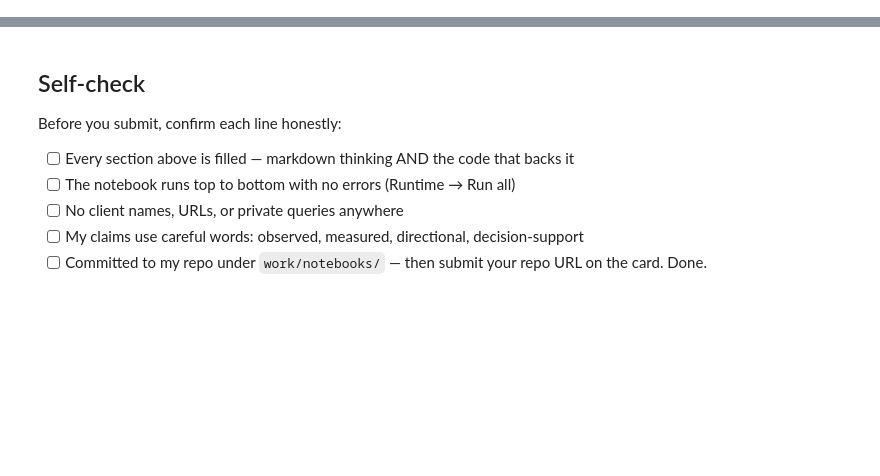
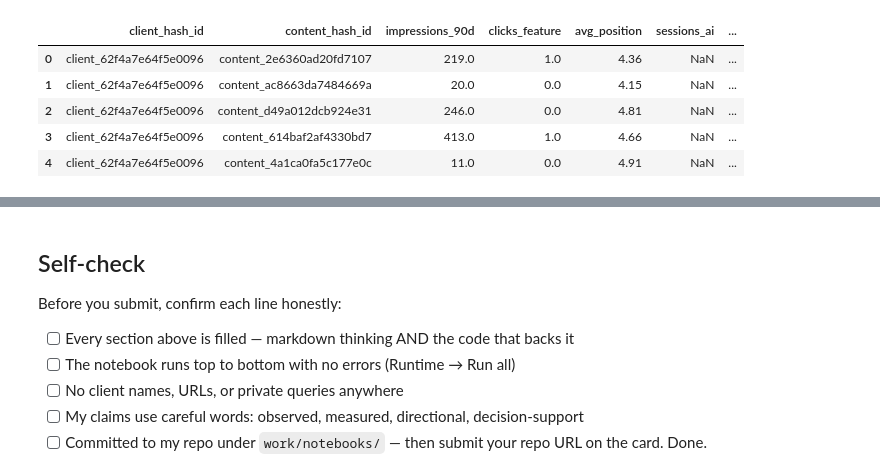
Before and after one commit to VikramR6/flyrank-ml-internship-assign1, a Jupyter notebook: work/notebooks/w05_model.ipynb, the cells around one changed output, grey strips where cells are left out. Drawn from its saved outputs; the diff is of its cells as text; code cells hidden in the pictures; blank space fills up the shorter version.

```diff
--- a/work/notebooks/w05_model.ipynb
+++ b/work/notebooks/w05_model.ipynb
@@ -36,0 +48,65 @@ This skeleton is yours to fill. Work the sections **in order** — each one has
+# %%
+# Build ML-08 feature + label dataset
+# Only content with measurable GSC data in BOTH windows is included.
+
+ml08_data = con.sql("""
+WITH feature_window AS (
+    SELECT
+        client_hash_id,
+        content_hash_id,
+        SUM(gsc_impressions) AS impressions_90d,
+        SUM(gsc_clicks) AS clicks_feature,
+        SUM(gsc_sum_position) / NULLIF(SUM(gsc_impressions), 0) AS avg_position,
+        SUM(sessions_ai) AS sessions_ai,
+        COUNT(DISTINCT report_date) AS gsc_measured_days
+    FROM fact_content_daily_performance
+    WHERE gsc_data_available IS TRUE
+      AND report_date BETWEEN DATE '2026-03-01' AND DATE '2026-03-15'
+    GROUP BY client_hash_id, content_hash_id
+),
+
+future_window AS (
+    SELECT
+        client_hash_id,
+        content_hash_id,
+        SUM(gsc_clicks) AS future_clicks
+    FROM fact_content_daily_performance
+    WHERE gsc_data_available IS TRUE
+      AND report_date BETWEEN DATE '2026-03-16' AND DATE '2026-03-31'
+    GROUP BY client_hash_id, content_hash_id
+)
+
+SELECT
+    f.client_hash_id,
+    f.content_hash_id,
+    f.impressions_90d,
+    f.clicks_feature,
+    ROUND(f.avg_position, 2) AS avg_position,
+    f.sessions_ai,
+    f.gsc_measured_days,
+
+    CASE
+        WHEN w.future_clicks = 0 THEN 1
+        ELSE 0
+    END AS decline_proxy
+
+FROM feature_window f
+INNER JOIN future_window w
+    ON f.client_hash_id = w.client_hash_id
+   AND f.content_hash_id = w.content_hash_id
+""").df()
+
+print("ML-08 dataset shape:", ml08_data.shape)
+
+print("\nLabel distribution:")
+print(ml08_data["decline_proxy"].value_counts())
+
+print("\nDecline proxy rate:")
+print(
+    round(100 * ml08_data["decline_proxy"].mean(), 2),
+    "%"
+)
+
+print("\nDataset preview:")
+display(ml08_data.head())
+# %% [output]
@@ -36,0 +125,6 @@ This skeleton is yours to fill. Work the sections **in order** — each one has
+|  | client_hash_id | content_hash_id | impressions_90d | clicks_feature | avg_position | sessions_ai | ... |
+| 0 | client_62f4a7e64f5e0096 | content_2e6360ad20fd7107 | 219.0 | 1.0 | 4.36 | NaN | ... |
+| 1 | client_62f4a7e64f5e0096 | content_ac8663da7484669a | 20.0 | 0.0 | 4.15 | NaN | ... |
+| 2 | client_62f4a7e64f5e0096 | content_d49a012dcb924e31 | 246.0 | 0.0 | 4.81 | NaN | ... |
+| 3 | client_62f4a7e64f5e0096 | content_614baf2af4330bd7 | 413.0 | 1.0 | 4.66 | NaN | ... |
+| 4 | client_62f4a7e64f5e0096 | content_4a1ca0fa5c177e0c | 11.0 | 0.0 | 4.91 | NaN | ... |
```
Also changed, not shown: parts of 29 cells of this notebook.
